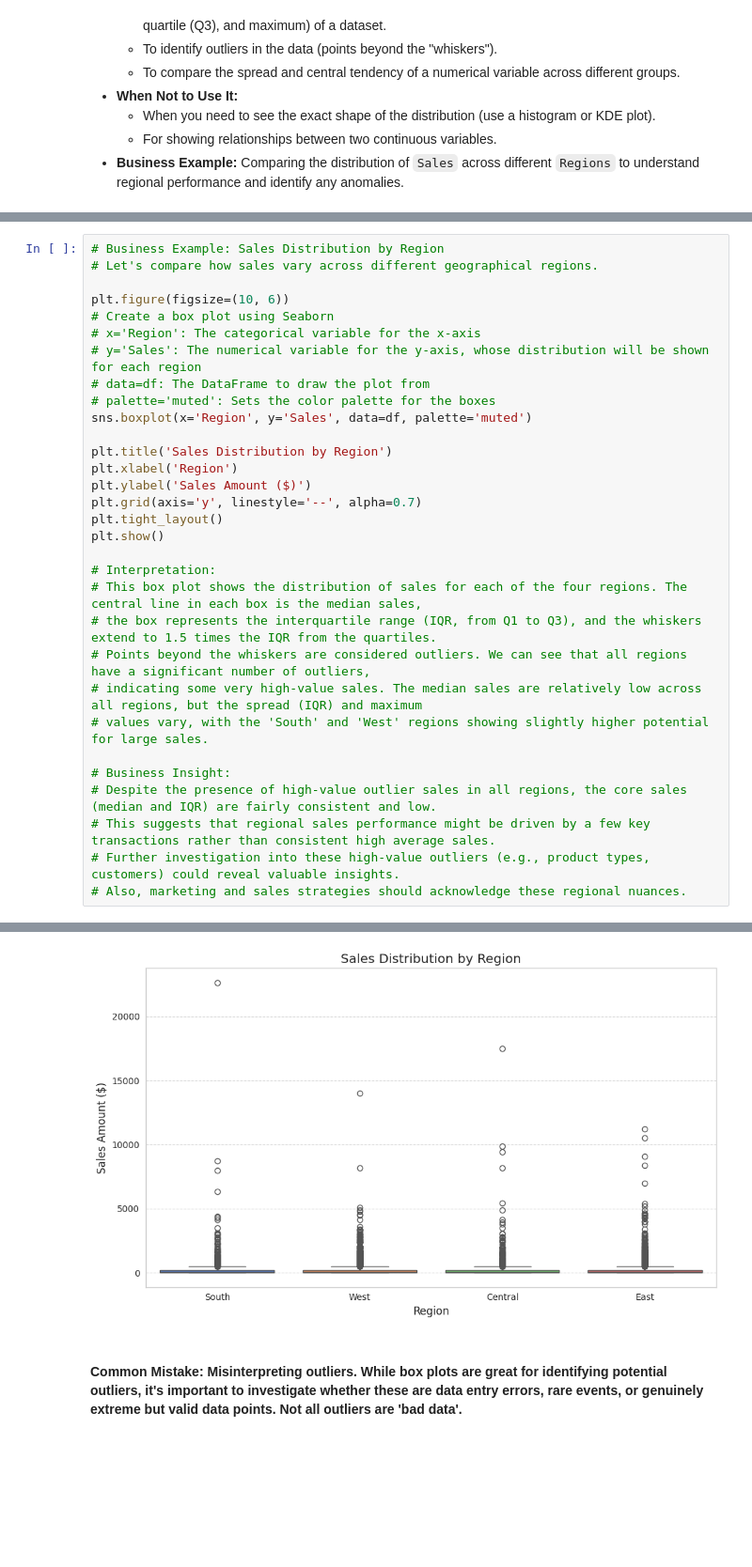
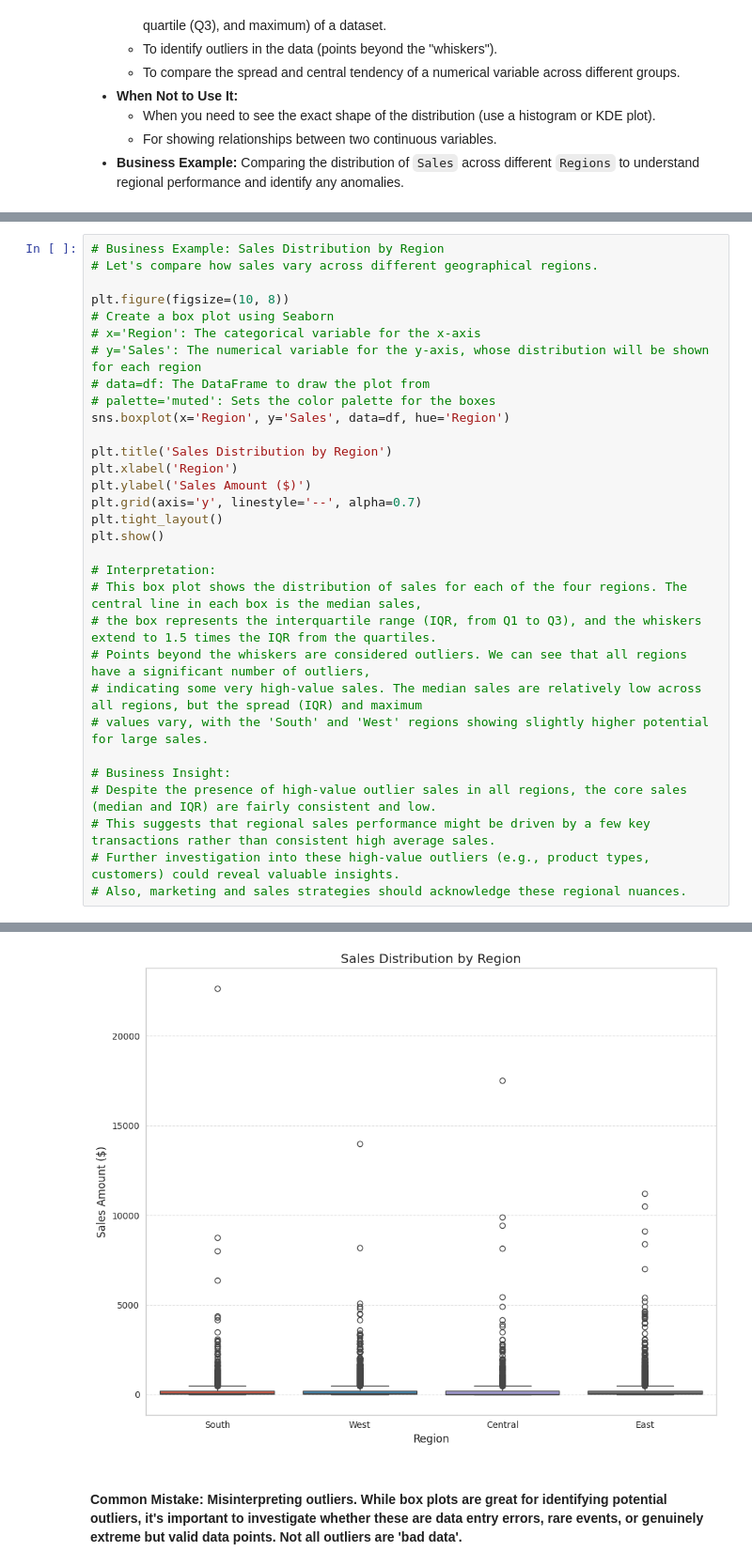
Before and after one commit to Mohamad-Selawy/Python, a Jupyter notebook: Data Analysis/Level 3/Part_2_Visualization_with_Seaborn.ipynb, the cells around one changed output, grey strips where cells are left out. Shown at 94% size. Drawn from its saved outputs; the diff is of its cells as text; blank space fills up the shorter version.

```diff
--- a/Data Analysis/Level 3/Part_2_Visualization_with_Seaborn.ipynb
+++ b/Data Analysis/Level 3/Part_2_Visualization_with_Seaborn.ipynb
@@ -431,13 +460,13 @@ plt.show()
 # Business Example: Sales Distribution by Region
 # Let's compare how sales vary across different geographical regions.
 
-plt.figure(figsize=(10, 6))
+plt.figure(figsize=(10, 8))
 # Create a box plot using Seaborn
 # x='Region': The categorical variable for the x-axis
 # y='Sales': The numerical variable for the y-axis, whose distribution will be shown for each region
 # data=df: The DataFrame to draw the plot from
 # palette='muted': Sets the color palette for the boxes
-sns.boxplot(x='Region', y='Sales', data=df, palette='muted')
+sns.boxplot(x='Region', y='Sales', data=df, hue='Region')
 
 plt.title('Sales Distribution by Region')
 plt.xlabel('Region')
@@ -465,4 +491,4 @@ Passing `palette` without assigning `hue` is deprecated and will be removed in v
-[figure, old version]
+[figure, new version]
 # %% [markdown]
 #### **Common Mistake:** Misinterpreting outliers. While box plots are great for identifying potential outliers, it's important to investigate whether these are data entry errors, rare events, or genuinely extreme but valid data points. Not all outliers are 'bad data'.
 # %% [markdown]
```
Also changed, not shown: parts of 4 cells of this notebook.
